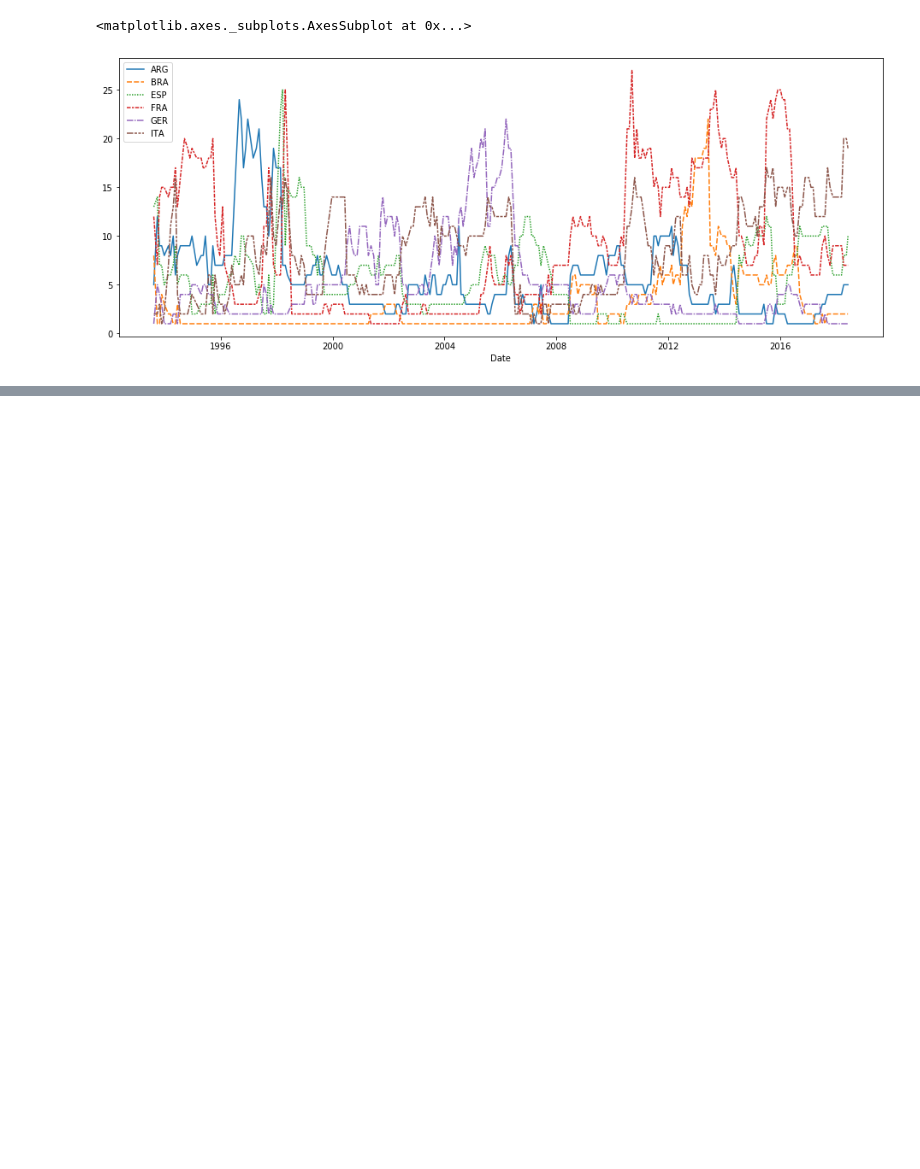
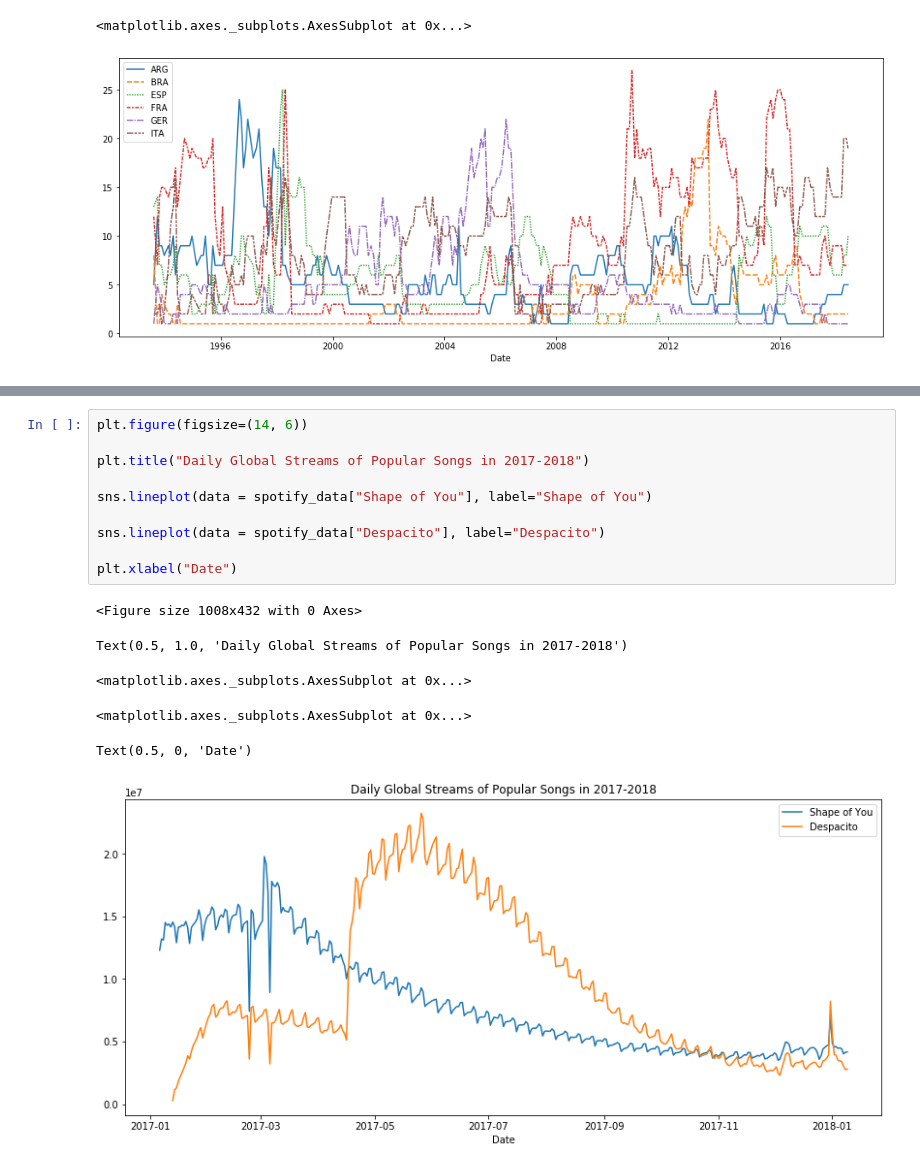
Before and after one commit to Shahid1993/python-learning-notebooks, a Jupyter notebook: Data_Visualization.ipynb, the cells around one changed output, grey strips where cells are left out. Drawn from its saved outputs; the diff is of its cells as text; blank space fills up the shorter version.

```diff
--- a/Data_Visualization.ipynb
+++ b/Data_Visualization.ipynb
@@ -47,0 +109,17 @@ sns.lineplot(data=fifa_data)
+# %%
+plt.figure(figsize=(14, 6))
+
+plt.title("Daily Global Streams of Popular Songs in 2017-2018")
+
+sns.lineplot(data = spotify_data["Shape of You"], label="Shape of You")
+
+sns.lineplot(data = spotify_data["Despacito"], label="Despacito")
+
+plt.xlabel("Date")
+# %% [output]
+<Figure size 1008x432 with 0 Axes>
+Text(0.5, 1.0, 'Daily Global Streams of Popular Songs in 2017-2018')
+<matplotlib.axes._subplots.AxesSubplot at 0x...>
+<matplotlib.axes._subplots.AxesSubplot at 0x...>
+Text(0.5, 0, 'Date')
+[figure, added]
```
Also changed, not shown: parts of 11 cells of this notebook, 1 other file.
